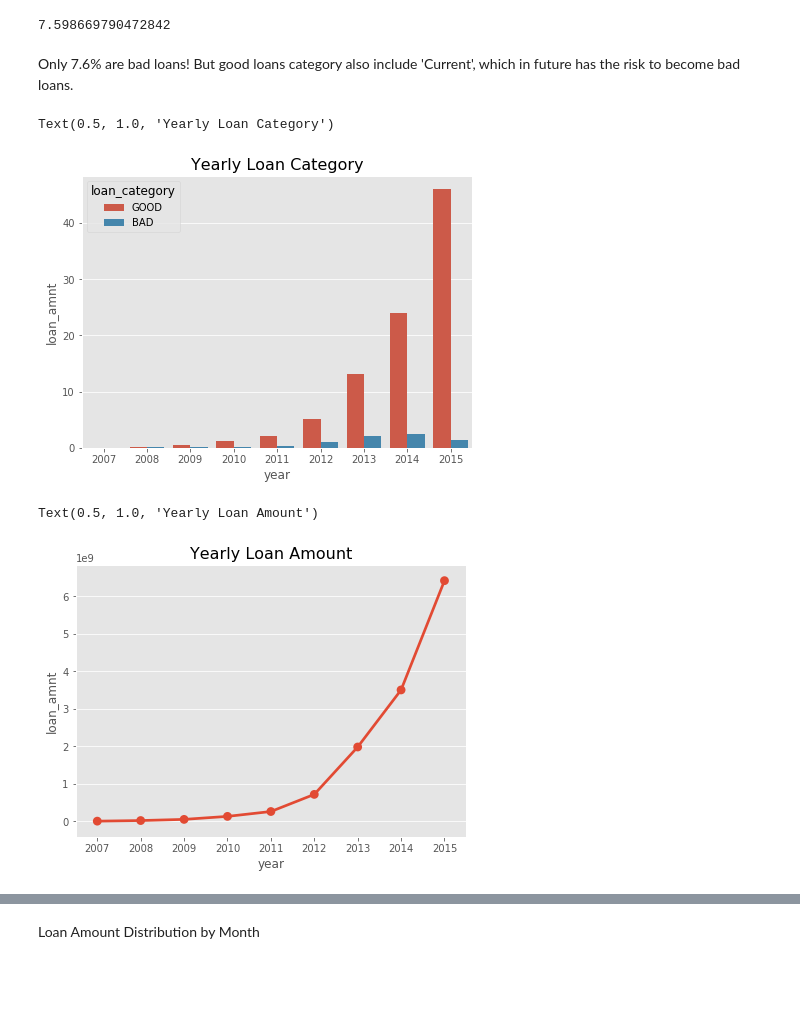
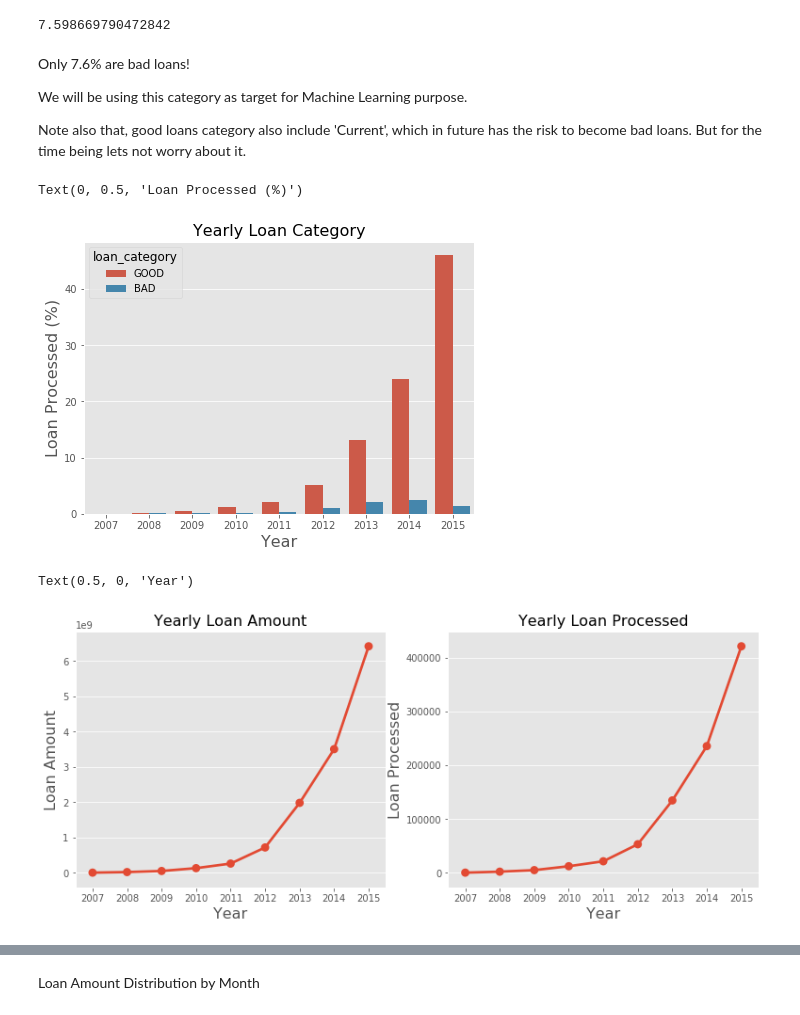
Before and after one commit to pal-bilas/ML_projects, a Jupyter notebook: ML_Random_Forests_Lending_Club_01.ipynb, the cells around one changed output, grey strips where cells are left out. Drawn from its saved outputs; the diff is of its cells as text; code cells hidden in the pictures; blank space fills up the shorter version.

```diff
--- a/ML_Random_Forests_Lending_Club_01.ipynb
+++ b/ML_Random_Forests_Lending_Club_01.ipynb
@@ -241,20 +268,36 @@ Text(0.5, 1.0, 'Loan Category')
 # %% [output]
 7.598669790472842
 # %% [markdown]
-Only 7.6% are bad loans! But good loans category also include 'Current', which in future has the risk to become bad loans.
+Only 7.6% are bad loans!
+
+We will be using this category as target for Machine Learning purpose.
+
+Note also that, good loans category also include 'Current', which in future has the risk to become bad loans. But for the time being lets not worry about it.
 # %%
 #year wise loan category
 plt.figure(figsize=(7,5))
 sns.barplot(x='year', y='loan_amnt', data=df, hue='loan_category', estimator=lambda x: len(x) / len(df) * 100)
 plt.title('Yearly Loan Category', fontsize=16)
+plt.xlabel('Year',fontsize=16)
+plt.ylabel('Loan Processed (%)',fontsize=16)
 # %% [output]
-Text(0.5, 1.0, 'Yearly Loan Category')
+Text(0, 0.5, 'Loan Processed (%)')
-[figure, old version]
+[figure, new version]
 # %%
 #year wise loan category
-plt.figure(figsize=(7,5))
-sns.pointplot(x='year', y='loan_amnt', data=df,estimator=lambda y: sum(y))
-plt.title('Yearly Loan Amount', fontsize=16)
+fig = plt.figure(figsize=(13,5))
+ax1 = fig.add_subplot(121)
+ax2 = fig.add_subplot(122)
+
+sns.pointplot(x='year', y='loan_amnt', data=df,estimator=lambda y: sum(y),ax=ax1)
+ax1.set_title('Yearly Loan Amount', fontsize=16)
+ax1.set_ylabel('Loan Amount', fontsize=16)
+ax1.set_xlabel('Year', fontsize=16)
+
+sns.pointplot(x='year', y=df['loan_amnt'], data=df,estimator=lambda y: len(y),ax=ax2)
+ax2.set_title('Yearly Loan Processed', fontsize=16)
+ax2.set_ylabel('Loan Processed', fontsize=16)
+ax2.set_xlabel('Year', fontsize=16)
 # %% [output]
-Text(0.5, 1.0, 'Yearly Loan Amount')
+Text(0.5, 0, 'Year')
-[figure, old version]
+[figure, new version]
```
Also changed, not shown: parts of 32 cells of this notebook.
